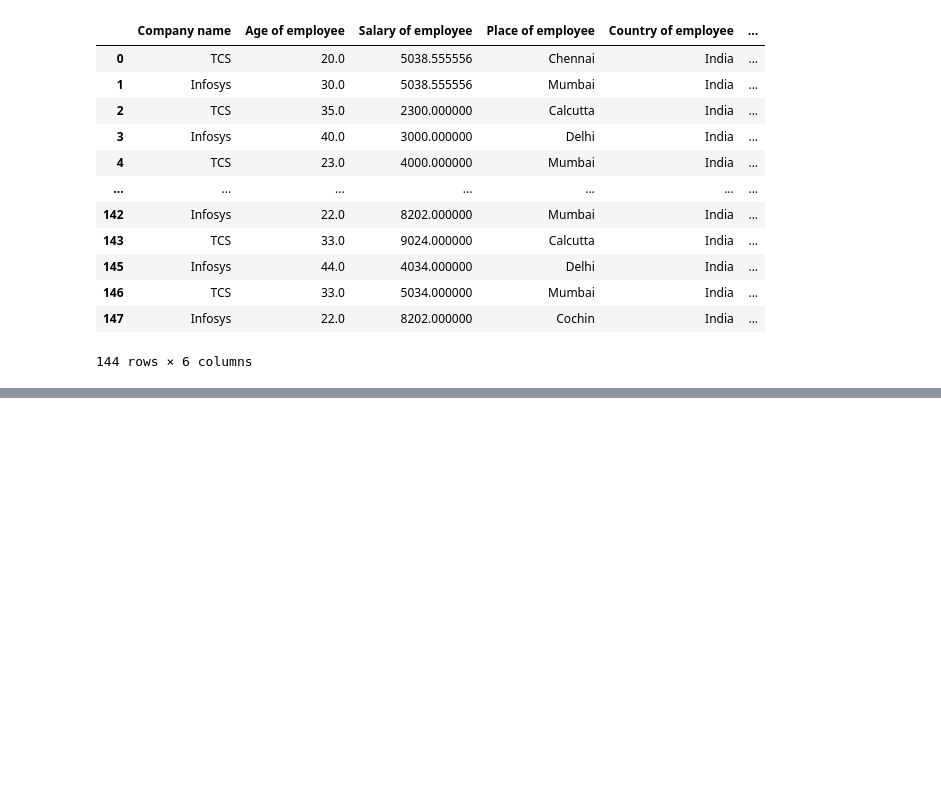
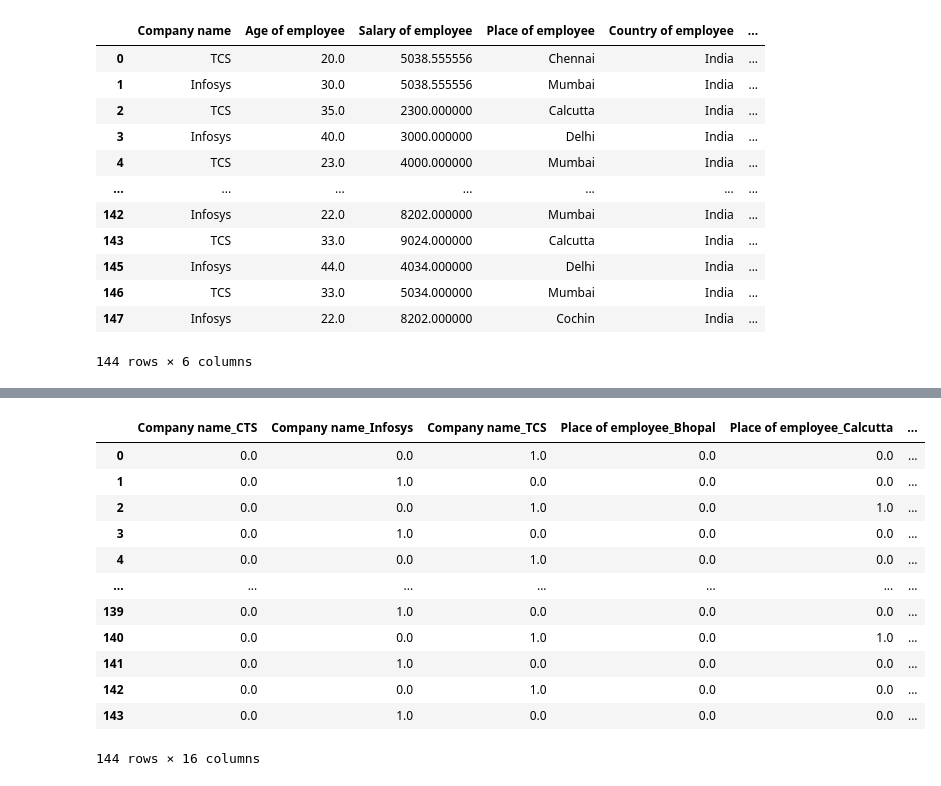
Before and after one commit to Navaneeth-2023/Data-Preprocessing-Project_Navaneeth-Krishnan-S, a Jupyter notebook: Project - Data Preprocessing_Navaneeth Krishnan S_DSML-EE-B1.ipynb, the cells around one changed output, grey strips where cells are left out. Cells and saved outputs as stored; diff of their text form; code cells hidden in the pictures; blank space fills up the shorter version.

```diff
--- a/Project - Data Preprocessing_Navaneeth Krishnan S_DSML-EE-B1.ipynb
+++ b/Project - Data Preprocessing_Navaneeth Krishnan S_DSML-EE-B1.ipynb
@@ -399,3 +403,6 @@ dtype: int64
+# %%
+#making a spelling correction
+dfN['Place of employee'].replace('Podicherry','Pondicherry',inplace=True)
 # %%
 #Some names in columns are found inappropriate, replacing them as follows
 dfN['Company name']=dfN['Company name'].replace('Tata Consultancy Services','TCS')
@@ -490,0 +498,3 @@ Text(0.5, 1.0, 'Employee from different places')
+# %%
+dfD = dfN
+dfD
@@ -490,0 +551,6 @@ Text(0.5, 1.0, 'Employee from different places')
+# %%
+ohe= OneHotEncoder()
+# %%
+#forming arrays
+df_ar=ohe.fit_transform(dfD[['Company name', 'Place of employee', 'Gender of employee']]).toarray()
+df_ar
@@ -490,0 +565,17 @@ Text(0.5, 1.0, 'Employee from different places')
+# %%
+df_ND=pd.DataFrame(df_ar,columns=['Company name_CTS', 'Company name_Infosys', 'Company name_TCS', ' Place of employee_Bhopal', 'Place of employee_Calcutta','Place of employee_Chennai','Place of employee_Cochin','Place of employee_Delhi','Place of employee_Hyderabad','Place of employee_Mumbai','Place of employee_Nagpur','Place of employee_Noida','Place of employee_Pondicherry','Place of employee_Pune','Gender of employee_F','Gender of employee_M'])
+df_ND
+# %% [output]
+|  | Company name_CTS | Company name_Infosys | Company name_TCS | Place of employee_Bhopal | Place of employee_Calcutta | ... |
+| 0 | 0.0 | 0.0 | 1.0 | 0.0 | 0.0 | ... |
+| 1 | 0.0 | 1.0 | 0.0 | 0.0 | 0.0 | ... |
+| 2 | 0.0 | 0.0 | 1.0 | 0.0 | 1.0 | ... |
+| 3 | 0.0 | 1.0 | 0.0 | 0.0 | 0.0 | ... |
+| 4 | 0.0 | 0.0 | 1.0 | 0.0 | 0.0 | ... |
+| ... | ... | ... | ... | ... | ... | ... |
+| 139 | 0.0 | 1.0 | 0.0 | 0.0 | 0.0 | ... |
+| 140 | 0.0 | 0.0 | 1.0 | 0.0 | 1.0 | ... |
+| 141 | 0.0 | 1.0 | 0.0 | 0.0 | 0.0 | ... |
+| 142 | 0.0 | 0.0 | 1.0 | 0.0 | 0.0 | ... |
+| 143 | 0.0 | 1.0 | 0.0 | 0.0 | 0.0 | ... |
+144 rows × 16 columns
```
Also changed, not shown: parts of 26 cells of this notebook, 1 other file.
